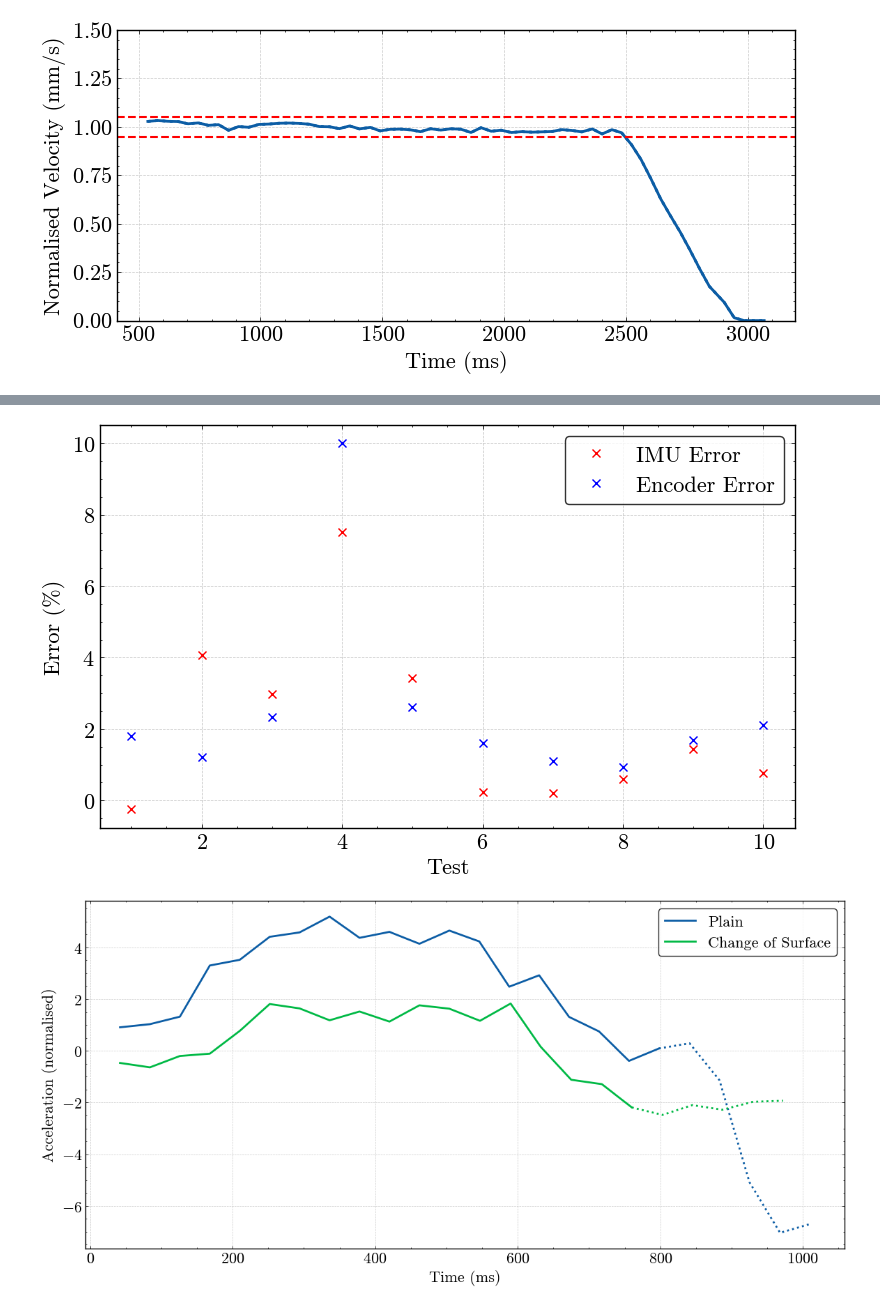
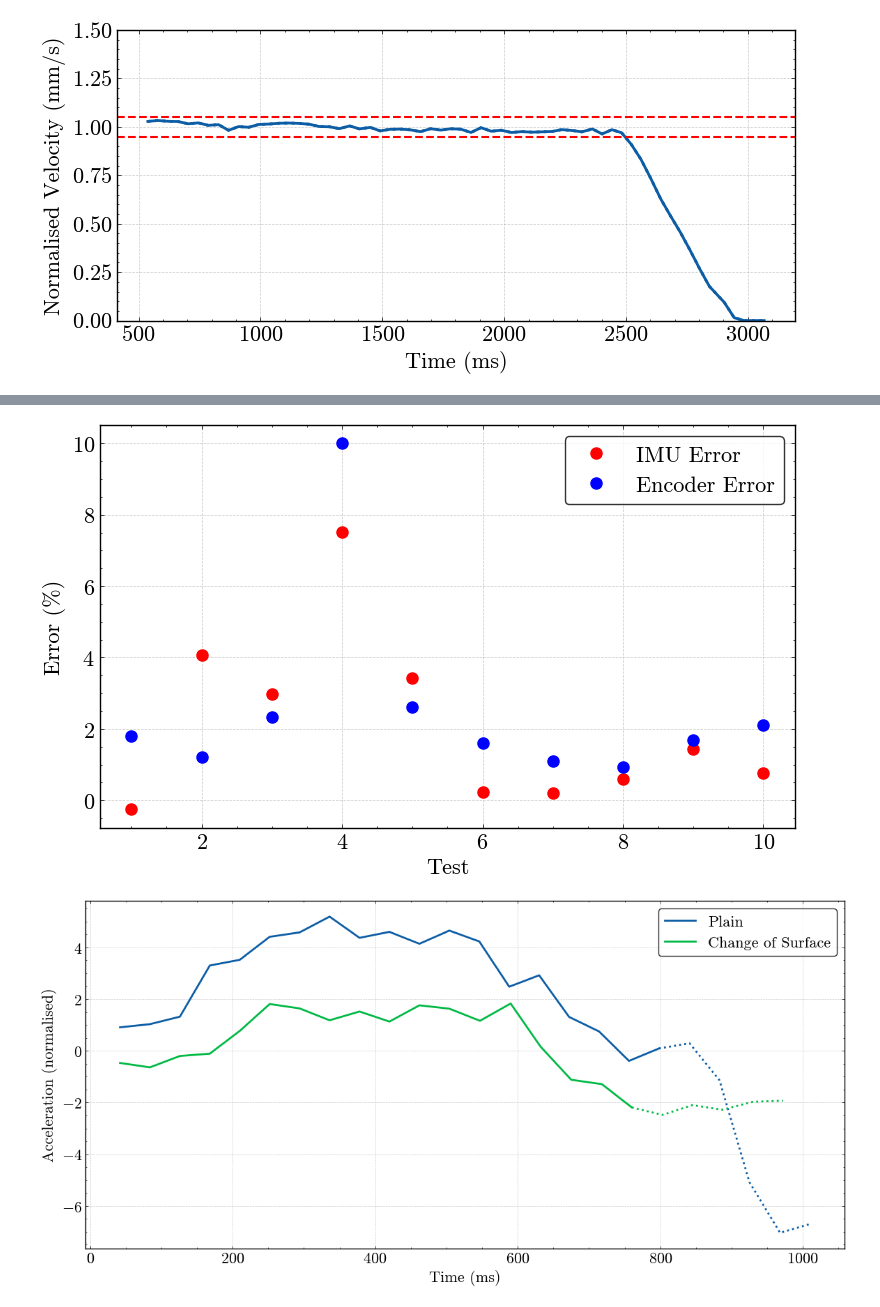
Before and after one commit to addaia/PHREDO, a Jupyter notebook: plotter.ipynb, the cells around one changed output, grey strips where cells are left out. Saved outputs shown, nothing was run; the diff lists cells and outputs as text; code cells hidden in the pictures.

```diff
--- a/plotter.ipynb
+++ b/plotter.ipynb
@@ -371,8 +367,8 @@ tests2, encod = parse_data(data_str2)
 
 plt.figure(figsize=(8, 5))
 
-plt.plot(tests1, imu, 'rx', label='IMU Error')
-plt.plot(tests2, encod, 'bx', label='Encoder Error')
+plt.plot(tests1, imu, 'ro', label='IMU Error', ms=8)
+plt.plot(tests2, encod, 'bo', label='Encoder Error', ms=8)
 plt.xlabel('Test')
 plt.ylabel('Error (%)')
 
@@ -390,4 +384,4 @@ plt.show()
-[figure, old version]
+[figure, new version]
 # %%
 data_str1 = """
 42 0.91
```
Also changed, not shown: parts of 3 cells of this notebook.
